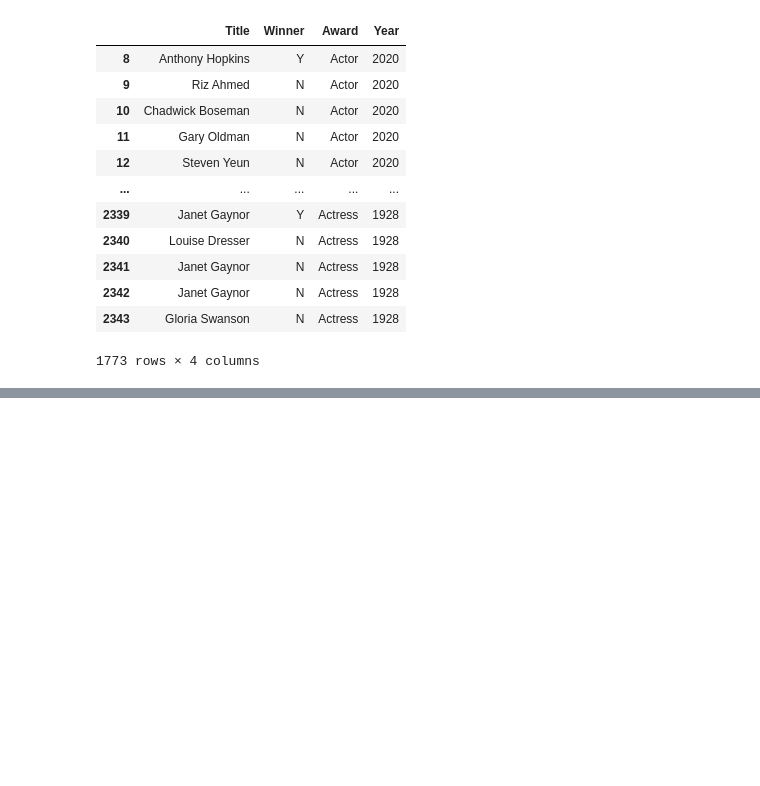
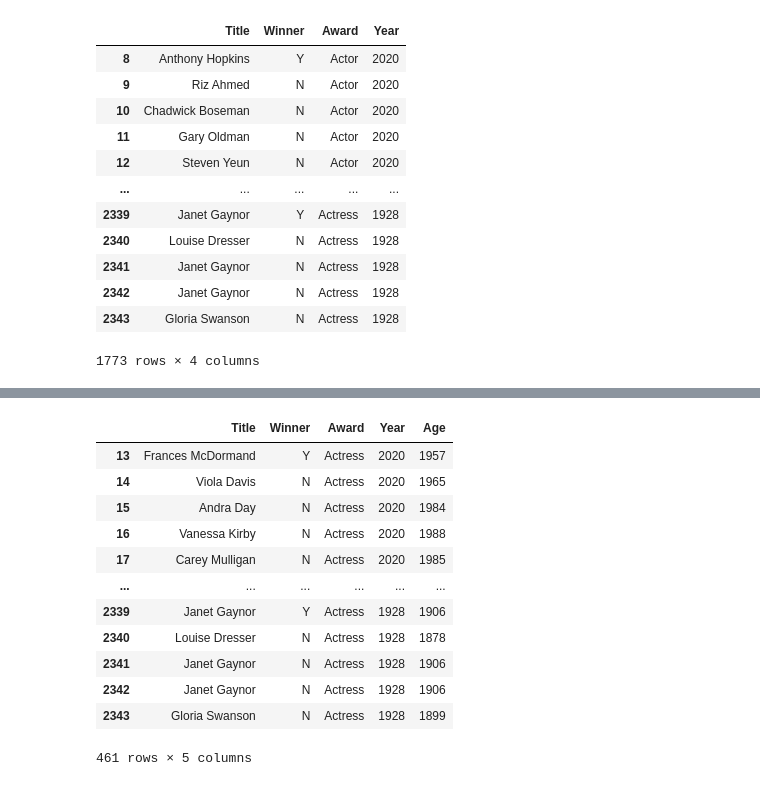
Before and after one commit to tguffey/CECS-456-Amazing-Dog-Project, a Jupyter notebook: oscar_project.ipynb, the cells around one changed output, grey strips where cells are left out. Saved outputs shown, nothing was run; the diff lists cells and outputs as text; code cells hidden in the pictures; blank space fills up the shorter version.

```diff
--- a/oscar_project.ipynb
+++ b/oscar_project.ipynb
@@ -229,0 +273,18 @@ See the caveats in the documentation: https://pandas.pydata.org/pandas-docs/stab
+# %%
+actress = actress.drop(actress[actress["Age"] == "None"].index)
+
+actress
+# %% [output]
+|  | Title | Winner | Award | Year | Age |
+| 13 | Frances McDormand | Y | Actress | 2020 | 1957 |
+| 14 | Viola Davis | N | Actress | 2020 | 1965 |
+| 15 | Andra Day | N | Actress | 2020 | 1984 |
+| 16 | Vanessa Kirby | N | Actress | 2020 | 1988 |
+| 17 | Carey Mulligan | N | Actress | 2020 | 1985 |
+| ... | ... | ... | ... | ... | ... |
+| 2339 | Janet Gaynor | Y | Actress | 1928 | 1906 |
+| 2340 | Louise Dresser | N | Actress | 1928 | 1878 |
+| 2341 | Janet Gaynor | N | Actress | 1928 | 1906 |
+| 2342 | Janet Gaynor | N | Actress | 1928 | 1906 |
+| 2343 | Gloria Swanson | N | Actress | 1928 | 1899 |
+461 rows × 5 columns
```
Also changed, not shown: parts of 11 cells of this notebook.
